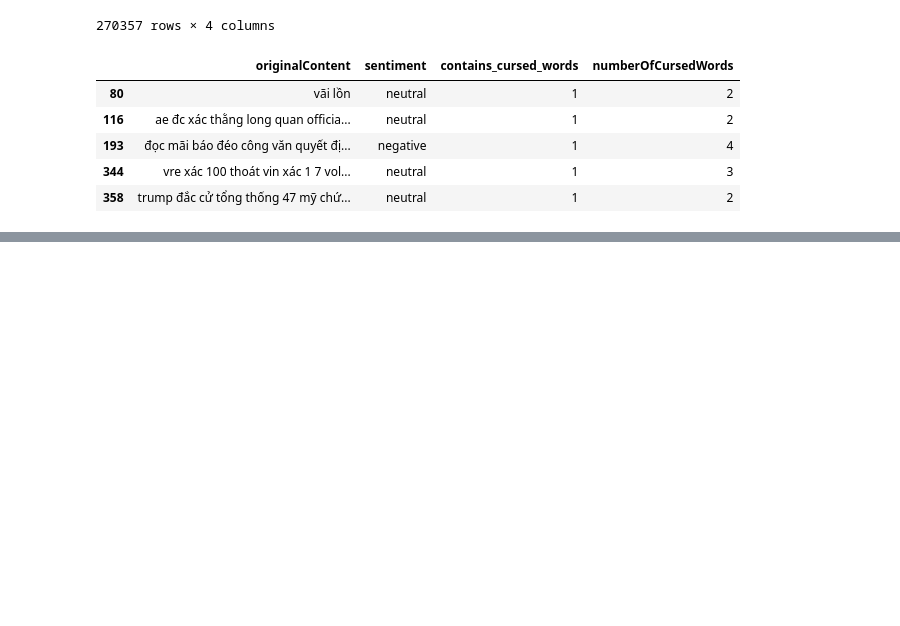
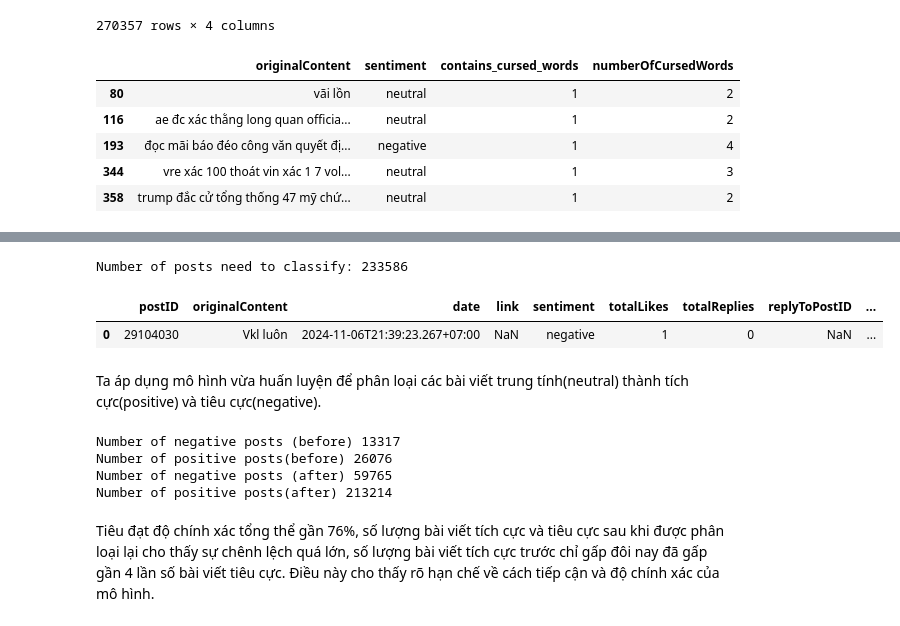
Before and after one commit to Legend0fHell/ait2006-data-processing-final, a Jupyter notebook: sentiment_machine_learning.ipynb, the cells around one changed output, grey strips where cells are left out. Cells and saved outputs as stored; diff of their text form; code cells hidden in the pictures; blank space fills up the shorter version.

```diff
--- a/sentiment_machine_learning.ipynb
+++ b/sentiment_machine_learning.ipynb
@@ -109,13 +144,23 @@ post_content[post_content['numberOfCursedWords'] > 1].head(5)
 # %%
 import scipy.sparse
 from sklearn.feature_extraction.text import TfidfVectorizer
+from sklearn.metrics import classification_report
 
-post_content_for_model = post_content[post_content['sentiment'] != 'neutral']
+
+train_content = post_content[post_content['sentiment'] != 'neutral']
 
 vectorizer = TfidfVectorizer()
-X_text = vectorizer.fit_transform(post_content_for_model['originalContent'])
-Y = post_content_for_model['sentiment']
+X_text = vectorizer.fit_transform(train_content['originalContent'])
+Y = train_content['sentiment']
 
 X_train, X_test, Y_train, Y_test = train_test_split(X_text, Y, test_size = 0.2, stratify = Y, random_state = 42)
 
-X = scipy.sparse.hstack([X_text, scipy.sparse.csr_matrix(post_content_for_model[['contains_cursed_words', 'numberOfCursedWords']].values)])
+X = scipy.sparse.hstack([X_text, scipy.sparse.csr_matrix(train_content[['contains_cursed_words', 'numberOfCursedWords']].values)])
+
+clf = RandomForestClassifier(n_jobs = -1)
+clf.fit(X_train, Y_train)
+
+print(clf.score(X_test, Y_test))
+
+y_pred = clf.predict(X_test)
+print(classification_report(Y_test, y_pred))
@@ -144,0 +252,29 @@ weighted avg       0.76      0.76      0.75      7735
+# %%
+post_to_classify = posts_df.loc[posts_df['sentiment'] == 'neutral', 'originalContent']
+print(f"Number of posts need to classify: {len(post_to_classify)}")
+
+X_post = vectorizer.transform(post_to_classify)
+sentiment_predicted = clf.predict(X_post)
+
+new_post_df = posts_df.copy()
+
+new_post_df.loc[new_post_df['sentiment'] == 'neutral', 'sentiment'] = sentiment_predicted
+new_post_df.head(1)
+# %% [output]
+Number of posts need to classify: 233586
+|  | postID | originalContent | date | link | sentiment | totalLikes | totalReplies | replyToPostID | ... |
+| 0 | 29104030 | Vkl luôn | 2024-11-06T21:39:23.267+07:00 | NaN | negative | 1 | 0 | NaN | ... |
+# %% [markdown]
+Ta áp dụng mô hình vừa huấn luyện để phân loại các bài viết trung tính(neutral) thành tích cực(positive) và tiêu cực(negative).
+# %%
+print('Number of negative posts (before)', len(posts_df[posts_df['sentiment'] == 'negative']))
+print('Number of positive posts(before)', len(posts_df[posts_df['sentiment'] == 'positive']))
+print('Number of negative posts (after)', len(new_post_df[new_post_df['sentiment'] == 'negative']))
+print('Number of positive posts(after)', len(new_post_df[new_post_df['sentiment'] == 'positive']))
+# %% [output]
+Number of negative posts (before) 13317
+Number of positive posts(before) 26076
+Number of negative posts (after) 59765
+Number of positive posts(after) 213214
+# %% [markdown]
+Tiêu đạt độ chính xác tổng thể gần 76%, số lượng bài viết tích cực và tiêu cực sau khi được phân loại lại cho thấy sự chênh lệch quá lớn, số lượng bài viết tích cực trước chỉ gấp đôi nay đã gấp gần 4 lần số bài viết tiêu cực. Điều này cho thấy rõ hạn chế về cách tiếp cận và độ chính xác của mô hình.
```
Also changed, not shown: parts of 28 cells of this notebook.
